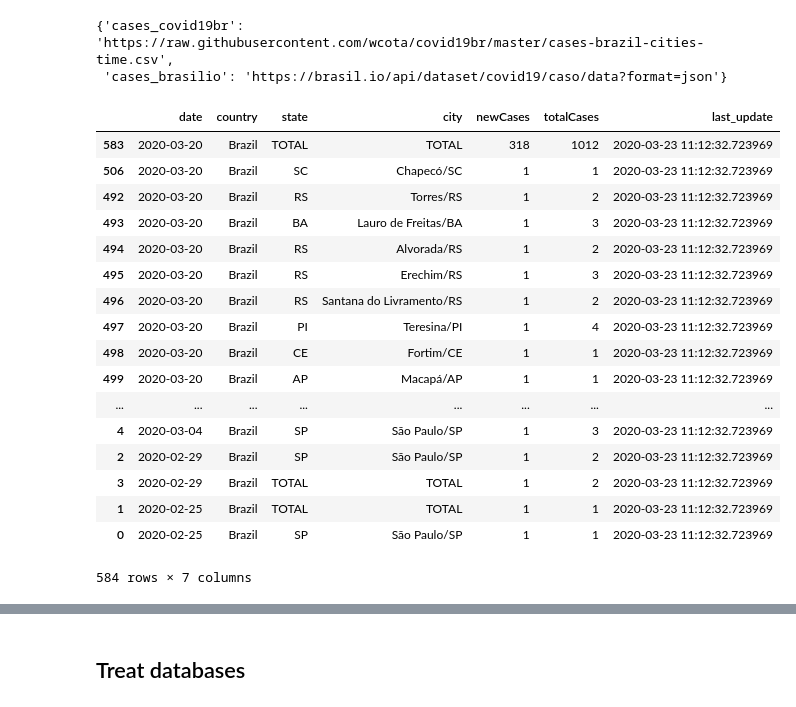
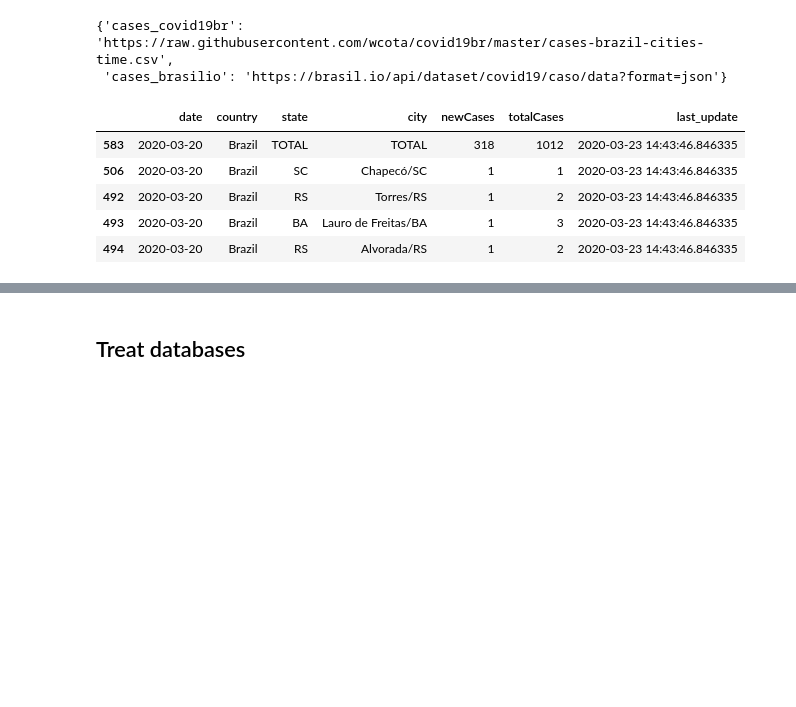
Before and after one commit to JoaoCarabetta/SimulaCovid, a Jupyter notebook: notebooks/tests_model.ipynb, the cells around one changed output, grey strips where cells are left out. Cells and saved outputs as stored; diff of their text form; code cells hidden in the pictures; blank space fills up the shorter version.

```diff
--- a/notebooks/tests_model.ipynb
+++ b/notebooks/tests_model.ipynb
@@ -34,24 +37,12 @@ config['get_data_paths']
 df_cases_covid19br = get_data.city_cases_covid19br(config['get_data_paths']['cases_covid19br'])
 df_cases_brasilio = get_data.city_cases_brasilio(config['get_data_paths']['cases_brasilio'])
 # %%
-df_cases_covid19br
+df_cases_covid19br.head()
 # %% [output]
 |  | date | country | state | city | newCases | totalCases | last_update |
-| 583 | 2020-03-20 | Brazil | TOTAL | TOTAL | 318 | 1012 | 2020-03-23 11:12:32.723969 |
-| 506 | 2020-03-20 | Brazil | SC | Chapecó/SC | 1 | 1 | 2020-03-23 11:12:32.723969 |
-| 492 | 2020-03-20 | Brazil | RS | Torres/RS | 1 | 2 | 2020-03-23 11:12:32.723969 |
-| 493 | 2020-03-20 | Brazil | BA | Lauro de Freitas/BA | 1 | 3 | 2020-03-23 11:12:32.723969 |
-| 494 | 2020-03-20 | Brazil | RS | Alvorada/RS | 1 | 2 | 2020-03-23 11:12:32.723969 |
-| 495 | 2020-03-20 | Brazil | RS | Erechim/RS | 1 | 3 | 2020-03-23 11:12:32.723969 |
-| 496 | 2020-03-20 | Brazil | RS | Santana do Livramento/RS | 1 | 2 | 2020-03-23 11:12:32.723969 |
-| 497 | 2020-03-20 | Brazil | PI | Teresina/PI | 1 | 4 | 2020-03-23 11:12:32.723969 |
-| 498 | 2020-03-20 | Brazil | CE | Fortim/CE | 1 | 1 | 2020-03-23 11:12:32.723969 |
-| 499 | 2020-03-20 | Brazil | AP | Macapá/AP | 1 | 1 | 2020-03-23 11:12:32.723969 |
-| ... | ... | ... | ... | ... | ... | ... | ... |
-| 4 | 2020-03-04 | Brazil | SP | São Paulo/SP | 1 | 3 | 2020-03-23 11:12:32.723969 |
-| 2 | 2020-02-29 | Brazil | SP | São Paulo/SP | 1 | 2 | 2020-03-23 11:12:32.723969 |
-| 3 | 2020-02-29 | Brazil | TOTAL | TOTAL | 1 | 2 | 2020-03-23 11:12:32.723969 |
-| 1 | 2020-02-25 | Brazil | TOTAL | TOTAL | 1 | 1 | 2020-03-23 11:12:32.723969 |
-| 0 | 2020-02-25 | Brazil | SP | São Paulo/SP | 1 | 1 | 2020-03-23 11:12:32.723969 |
+| 583 | 2020-03-20 | Brazil | TOTAL | TOTAL | 318 | 1012 | 2020-03-23 14:43:46.846335 |
+| 506 | 2020-03-20 | Brazil | SC | Chapecó/SC | 1 | 1 | 2020-03-23 14:43:46.846335 |
+| 492 | 2020-03-20 | Brazil | RS | Torres/RS | 1 | 2 | 2020-03-23 14:43:46.846335 |
+| 493 | 2020-03-20 | Brazil | BA | Lauro de Freitas/BA | 1 | 3 | 2020-03-23 14:43:46.846335 |
+| 494 | 2020-03-20 | Brazil | RS | Alvorada/RS | 1 | 2 | 2020-03-23 14:43:46.846335 |
-584 rows × 7 columns
 # %%
```
Also changed, not shown: parts of 17 cells of this notebook, 11 other files.
